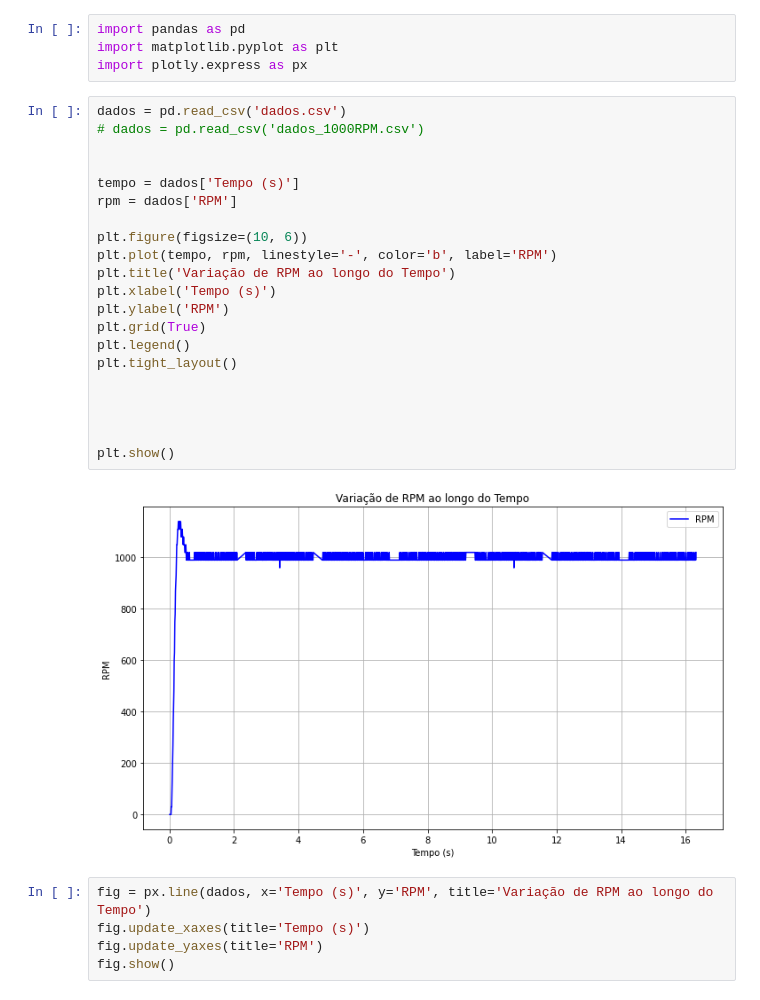
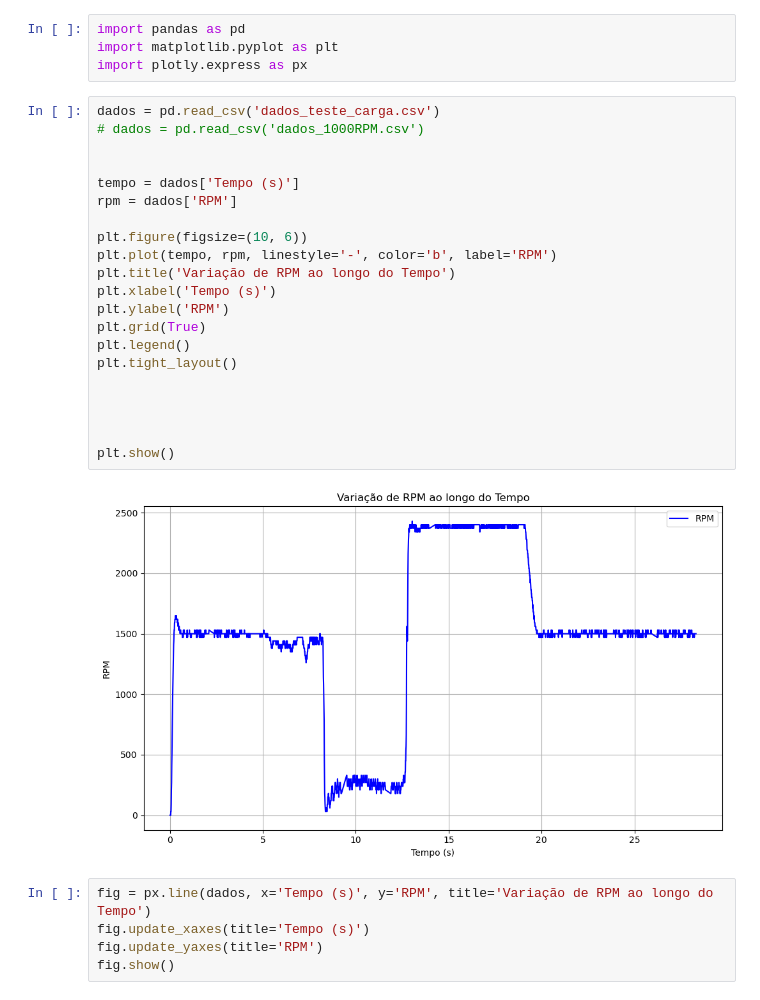
Before and after one commit to Camandaroba06/coleta_dados_labControle, a Jupyter notebook: plot_dados_motor.ipynb, the cells around one changed output. Saved outputs shown, nothing was run; the diff lists cells and outputs as text.

Commit message:
plot test de carga e seu csv

```diff
--- a/plot_dados_motor.ipynb
+++ b/plot_dados_motor.ipynb
@@ -3,28 +3,28 @@ import pandas as pd
 import matplotlib.pyplot as plt
 import plotly.express as px
 # %%
-dados = pd.read_csv('dados.csv')
+dados = pd.read_csv('dados_teste_carga.csv')
 # dados = pd.read_csv('dados_1000RPM.csv')
 
 
 tempo = dados['Tempo (s)']
 rpm = dados['RPM']
 
 plt.figure(figsize=(10, 6))
 plt.plot(tempo, rpm, linestyle='-', color='b', label='RPM')
 plt.title('Variação de RPM ao longo do Tempo')
 plt.xlabel('Tempo (s)')
 plt.ylabel('RPM')
 plt.grid(True)
 plt.legend()
 plt.tight_layout()
 
 
 
 
 plt.show()
 # %% [output]
-[figure, old version]
+[figure, new version]
 # %%
 fig = px.line(dados, x='Tempo (s)', y='RPM', title='Variação de RPM ao longo do Tempo')
 fig.update_xaxes(title='Tempo (s)')
```
Also changed, not shown: parts of 1 cell of this notebook, 1 other file.
